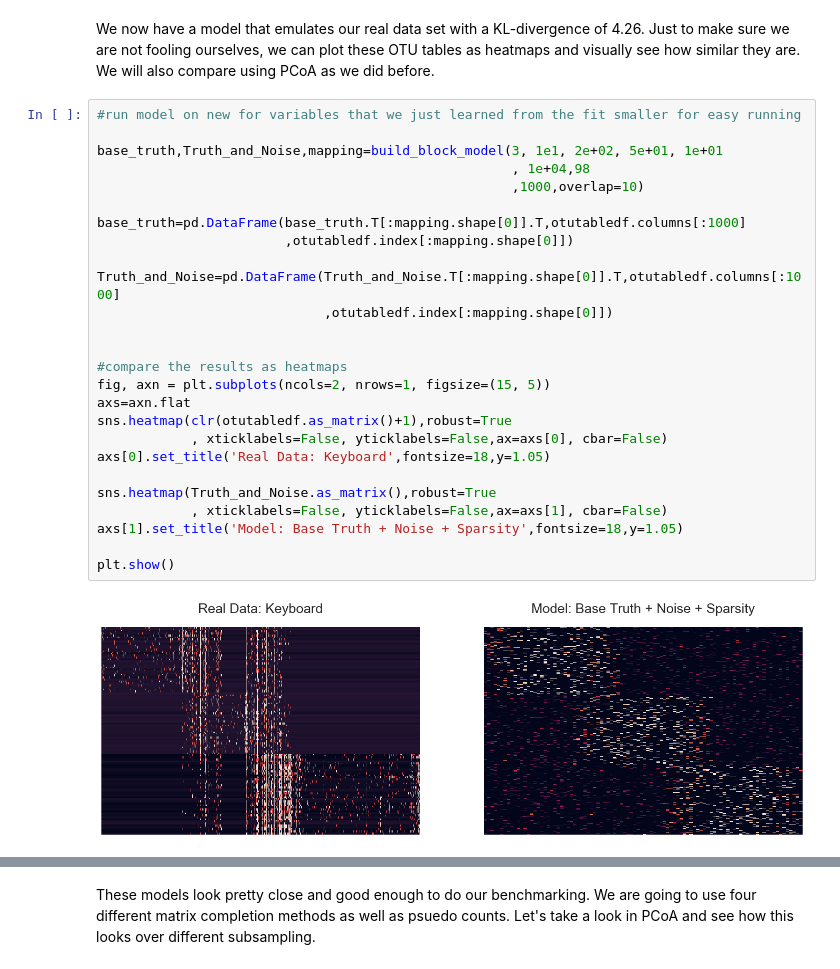
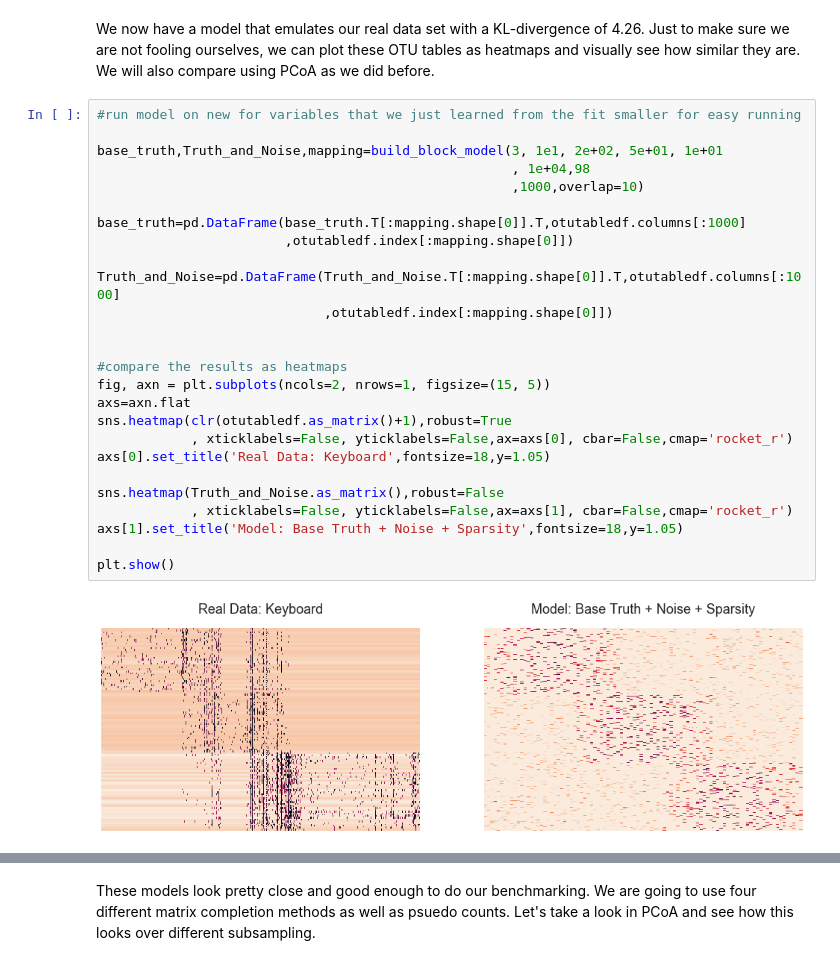
Before and after one commit to biocore/DEICODE, a Jupyter notebook: Examples/Latent_low_rank_simulations.ipynb, the cells around one changed output, grey strips where cells are left out. Saved outputs shown, nothing was run; the diff lists cells and outputs as text.

```diff
--- a/Examples/Latent_low_rank_simulations.ipynb
+++ b/Examples/Latent_low_rank_simulations.ipynb
@@ -150,31 +155,31 @@ We now have a model that emulates our real data set with a KL-divergence of 4.26
 # %%
 #run model on new for variables that we just learned from the fit smaller for easy running
 
 base_truth,Truth_and_Noise,mapping=build_block_model(3, 1e1, 2e+02, 5e+01, 1e+01
                                                      , 1e+04,98
                                                      ,1000,overlap=10)
 
 base_truth=pd.DataFrame(base_truth.T[:mapping.shape[0]].T,otutabledf.columns[:1000]
                         ,otutabledf.index[:mapping.shape[0]])
 
 Truth_and_Noise=pd.DataFrame(Truth_and_Noise.T[:mapping.shape[0]].T,otutabledf.columns[:1000]
                              ,otutabledf.index[:mapping.shape[0]])
 
 
 #compare the results as heatmaps
 fig, axn = plt.subplots(ncols=2, nrows=1, figsize=(15, 5))
 axs=axn.flat
 sns.heatmap(clr(otutabledf.as_matrix()+1),robust=True
-            , xticklabels=False, yticklabels=False,ax=axs[0], cbar=False)
+            , xticklabels=False, yticklabels=False,ax=axs[0], cbar=False,cmap='rocket_r')
 axs[0].set_title('Real Data: Keyboard',fontsize=18,y=1.05)
 
-sns.heatmap(Truth_and_Noise.as_matrix(),robust=True
-            , xticklabels=False, yticklabels=False,ax=axs[1], cbar=False)
+sns.heatmap(Truth_and_Noise.as_matrix(),robust=False
+            , xticklabels=False, yticklabels=False,ax=axs[1], cbar=False,cmap='rocket_r')
 axs[1].set_title('Model: Base Truth + Noise + Sparsity',fontsize=18,y=1.05)
 
 plt.show()
 # %% [output]
-[figure, old version]
+[figure, new version]
 # %%
 # sub sample
 Subsamples_noisy=[]
```
Also changed, not shown: parts of 6 cells of this notebook, 1 other file.
